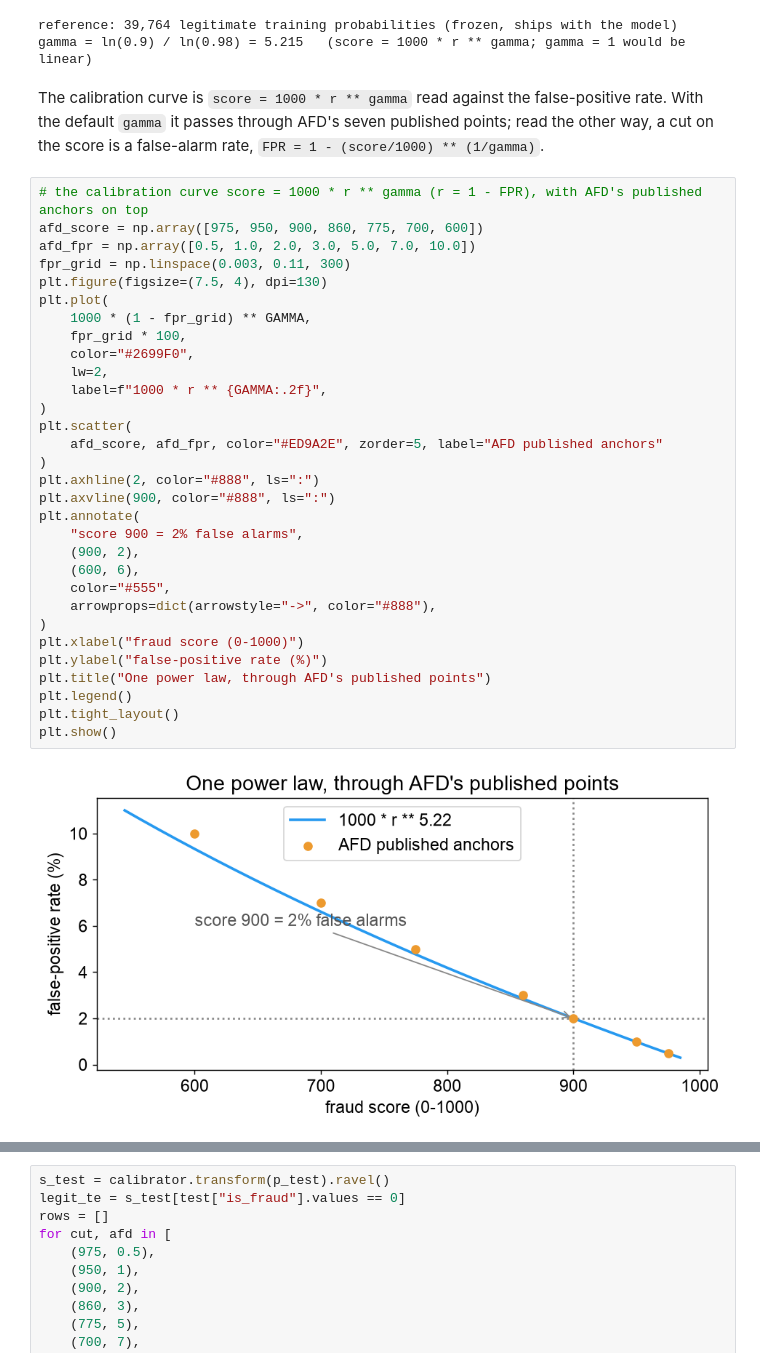
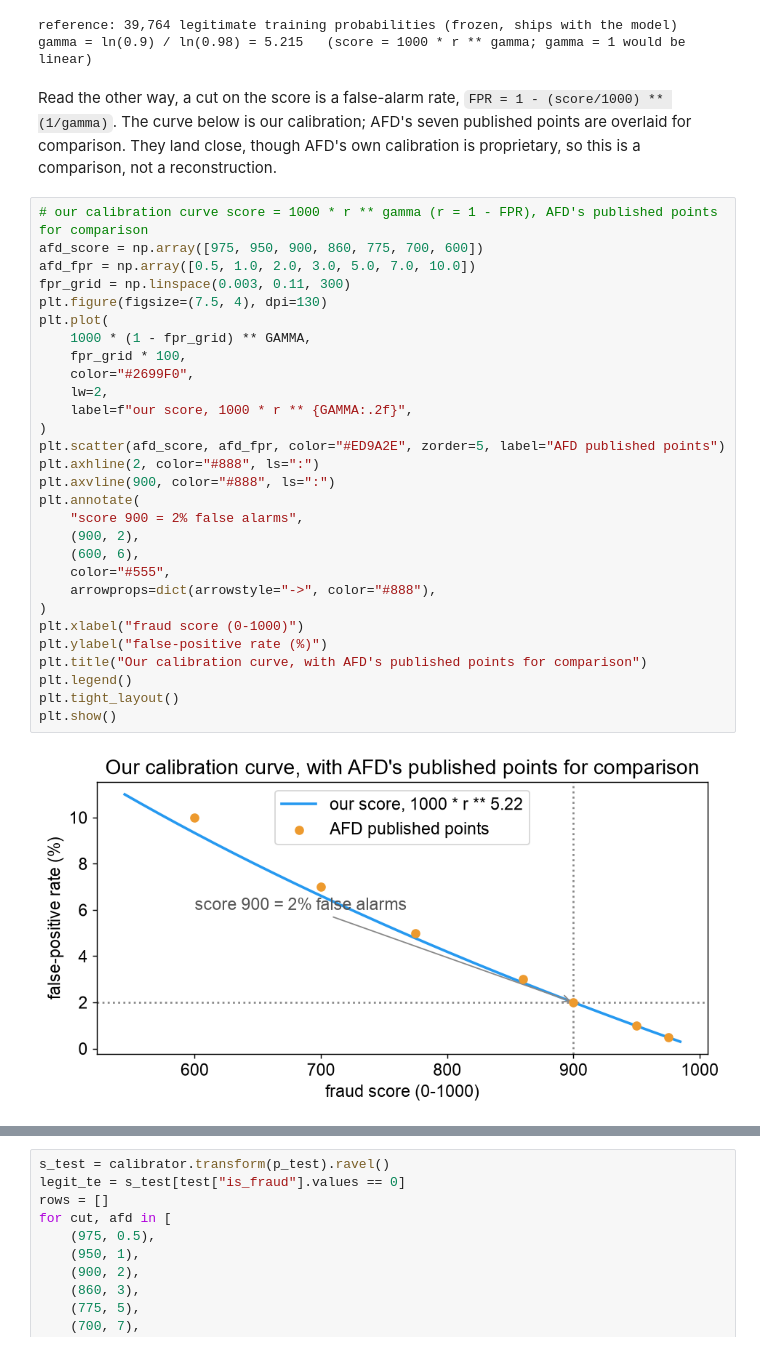
Before and after one commit to PacktPublishing/Developing-AI-ML-Solutions-on-AWS, a Jupyter notebook: code/ch-06-streaming-fraud/notebooks/score_and_drift.ipynb, the cells around one changed output, grey strips where cells are left out. Drawn from its saved outputs; the diff is of its cells as text.

```diff
--- a/code/ch-06-streaming-fraud/notebooks/score_and_drift.ipynb
+++ b/code/ch-06-streaming-fraud/notebooks/score_and_drift.ipynb
@@ -108,38 +108,36 @@ print(
 reference: 39,764 legitimate training probabilities (frozen, ships with the model)
 gamma = ln(0.9) / ln(0.98) = 5.215   (score = 1000 * r ** gamma; gamma = 1 would be linear)
 # %% [markdown]
-The calibration curve is `score = 1000 * r ** gamma` read against the false-positive rate. With the default `gamma` it passes through AFD's seven published points; read the other way, a cut on the score is a false-alarm rate, `FPR = 1 - (score/1000) ** (1/gamma)`.
+Read the other way, a cut on the score is a false-alarm rate, `FPR = 1 - (score/1000) ** (1/gamma)`. The curve below is our calibration; AFD's seven published points are overlaid for comparison. They land close, though AFD's own calibration is proprietary, so this is a comparison, not a reconstruction.
 # %%
-# the calibration curve score = 1000 * r ** gamma (r = 1 - FPR), with AFD's published anchors on top
+# our calibration curve score = 1000 * r ** gamma (r = 1 - FPR), AFD's published points for comparison
 afd_score = np.array([975, 950, 900, 860, 775, 700, 600])
 afd_fpr = np.array([0.5, 1.0, 2.0, 3.0, 5.0, 7.0, 10.0])
 fpr_grid = np.linspace(0.003, 0.11, 300)
 plt.figure(figsize=(7.5, 4), dpi=130)
 plt.plot(
     1000 * (1 - fpr_grid) ** GAMMA,
     fpr_grid * 100,
     color="#2699F0",
     lw=2,
-    label=f"1000 * r ** {GAMMA:.2f}",
+    label=f"our score, 1000 * r ** {GAMMA:.2f}",
 )
-plt.scatter(
-    afd_score, afd_fpr, color="#ED9A2E", zorder=5, label="AFD published anchors"
-)
+plt.scatter(afd_score, afd_fpr, color="#ED9A2E", zorder=5, label="AFD published points")
 plt.axhline(2, color="#888", ls=":")
 plt.axvline(900, color="#888", ls=":")
 plt.annotate(
     "score 900 = 2% false alarms",
     (900, 2),
     (600, 6),
     color="#555",
     arrowprops=dict(arrowstyle="->", color="#888"),
 )
 plt.xlabel("fraud score (0-1000)")
 plt.ylabel("false-positive rate (%)")
-plt.title("One power law, through AFD's published points")
+plt.title("Our calibration curve, with AFD's published points for comparison")
 plt.legend()
 plt.tight_layout()
 plt.show()
 # %% [output]
-[figure, old version]
+[figure, new version]
 # %% [markdown]
```
Also changed, not shown: parts of 3 cells of this notebook, 1 other file.
